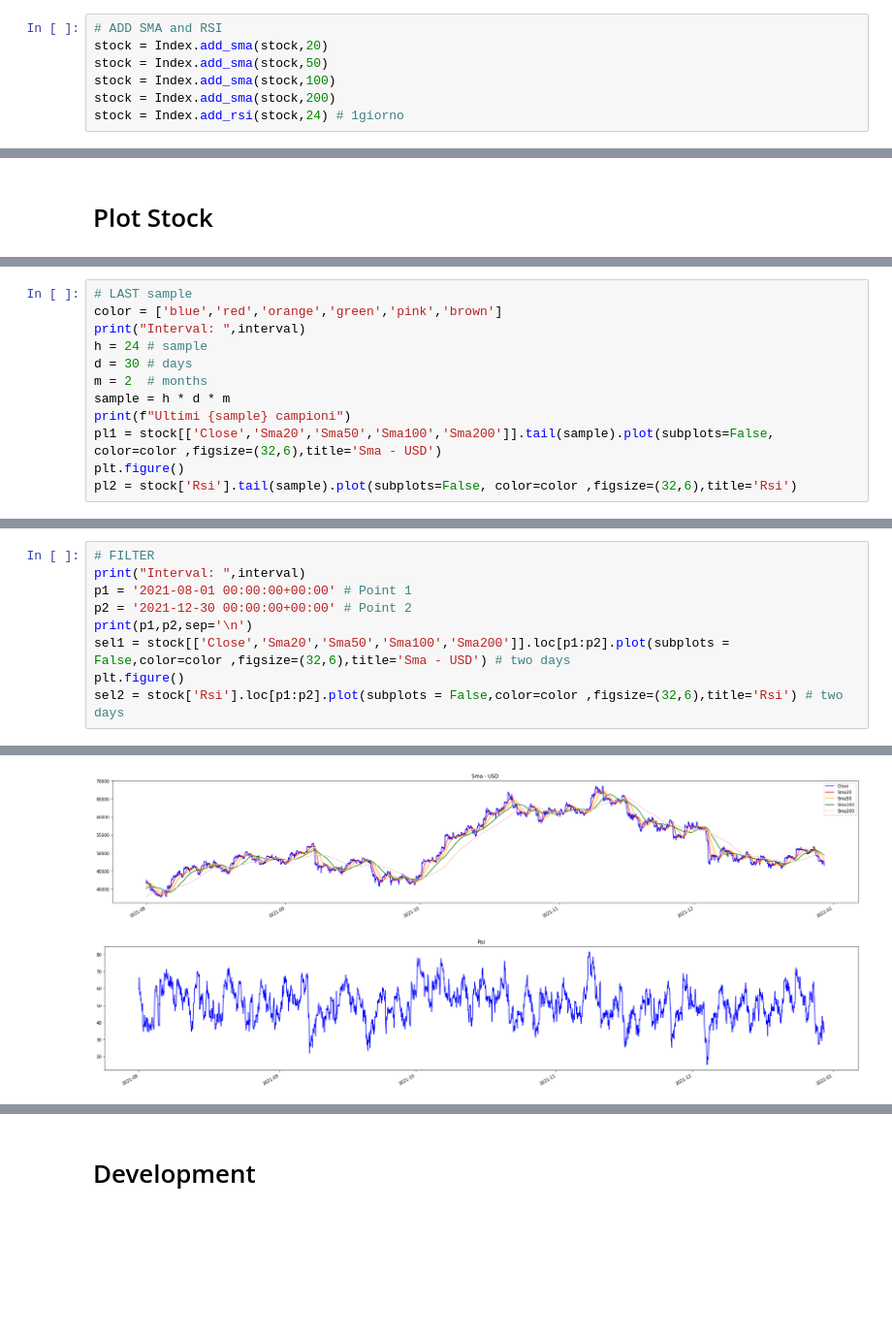
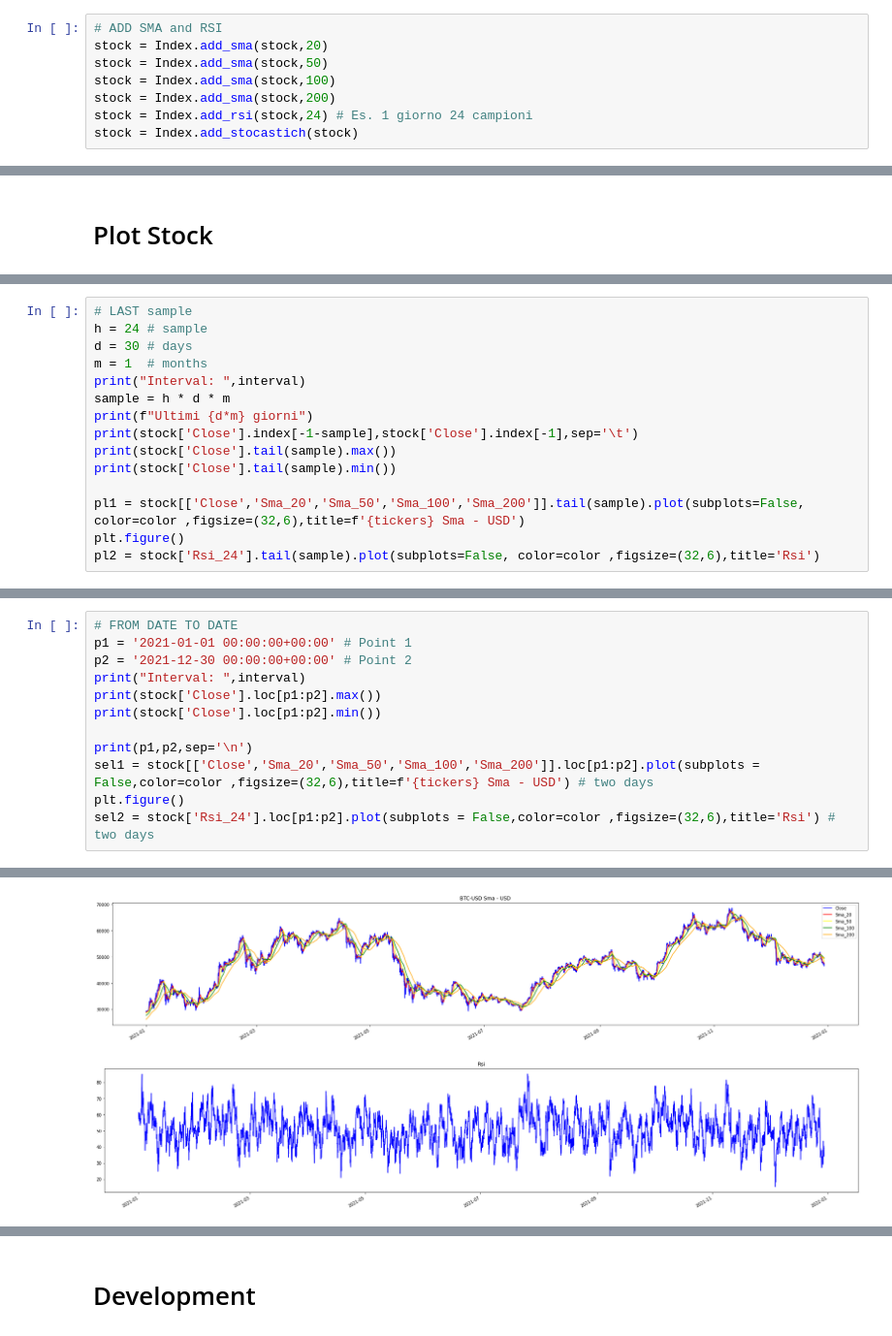
Before and after one commit to MarcoPluchino/2021_FinanceJupyterTutorial, a Jupyter notebook: rbt/notebook/wc_20220329_prova.ipynb, the cells around one changed output, grey strips where cells are left out. Shown: that part at 97% size. Drawn from its saved outputs; the diff is of its cells as text; blank space fills up the shorter version.

Commit message:
Ottimizzati plot

```diff
--- a/rbt/notebook/wc_20220329_prova.ipynb
+++ b/rbt/notebook/wc_20220329_prova.ipynb
@@ -42,5 +47,6 @@ stock = Index.add_sma(stock,20)
 stock = Index.add_sma(stock,50)
 stock = Index.add_sma(stock,100)
 stock = Index.add_sma(stock,200)
-stock = Index.add_rsi(stock,24) # 1giorno
+stock = Index.add_rsi(stock,24) # Es. 1 giorno 24 campioni
+stock = Index.add_stocastich(stock)
 # %% [output]
@@ -82,15 +79,18 @@ Interval:  1h
 [figure]
 # %%
 # LAST sample
-color = ['blue','red','orange','green','pink','brown']
-print("Interval: ",interval)
 h = 24 # sample
 d = 30 # days
-m = 2  # months
+m = 1  # months
+print("Interval: ",interval)
 sample = h * d * m
-print(f"Ultimi {sample} campioni")
-pl1 = stock[['Close','Sma20','Sma50','Sma100','Sma200']].tail(sample).plot(subplots=False, color=color ,figsize=(32,6),title='Sma - USD')
+print(f"Ultimi {d*m} giorni")
+print(stock['Close'].index[-1-sample],stock['Close'].index[-1],sep='\t')
+print(stock['Close'].tail(sample).max())
+print(stock['Close'].tail(sample).min())
+
+pl1 = stock[['Close','Sma_20','Sma_50','Sma_100','Sma_200']].tail(sample).plot(subplots=False, color=color ,figsize=(32,6),title=f'{tickers} Sma - USD')
 plt.figure()
-pl2 = stock['Rsi'].tail(sample).plot(subplots=False, color=color ,figsize=(32,6),title='Rsi')
+pl2 = stock['Rsi_24'].tail(sample).plot(subplots=False, color=color ,figsize=(32,6),title='Rsi')
 # %% [output]
 Interval:  1h
@@ -100,11 +103,14 @@ Ultimi 1440 campioni
 # %%
-# FILTER
+# FROM DATE TO DATE
+p1 = '2021-01-01 00:00:00+00:00' # Point 1
+p2 = '2021-12-30 00:00:00+00:00' # Point 2
 print("Interval: ",interval)
-p1 = '2021-08-01 00:00:00+00:00' # Point 1
-p2 = '2021-12-30 00:00:00+00:00' # Point 2
+print(stock['Close'].loc[p1:p2].max())
+print(stock['Close'].loc[p1:p2].min())
+
 print(p1,p2,sep='\n')
-sel1 = stock[['Close','Sma20','Sma50','Sma100','Sma200']].loc[p1:p2].plot(subplots = False,color=color ,figsize=(32,6),title='Sma - USD') # two days
+sel1 = stock[['Close','Sma_20','Sma_50','Sma_100','Sma_200']].loc[p1:p2].plot(subplots = False,color=color ,figsize=(32,6),title=f'{tickers} Sma - USD') # two days
 plt.figure()
-sel2 = stock['Rsi'].loc[p1:p2].plot(subplots = False,color=color ,figsize=(32,6),title='Rsi') # two days
+sel2 = stock['Rsi_24'].loc[p1:p2].plot(subplots = False,color=color ,figsize=(32,6),title='Rsi') # two days
 # %% [output]
 Interval:  1h
@@ -112,3 +120,3 @@ Interval:  1h
 2021-12-30 00:00:00+00:00
-[figure, old version]
+[figure, new version]
-[figure, old version]
+[figure, new version]
```
Also changed, not shown: parts of 8 cells of this notebook, 1 other file.
